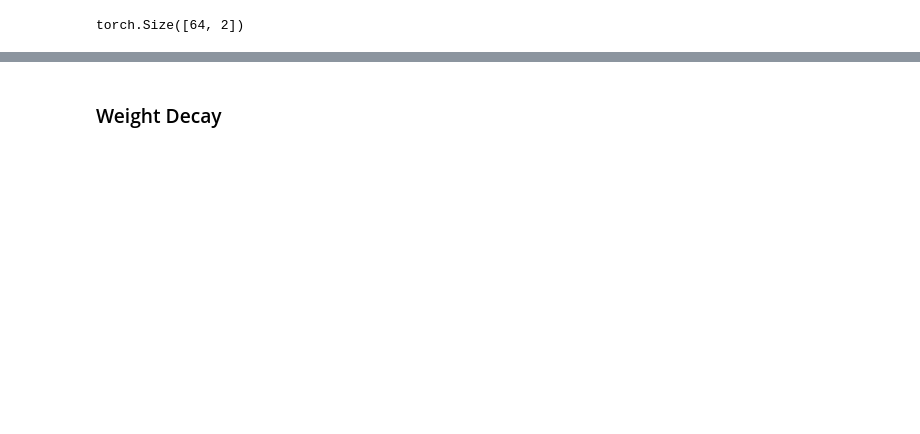
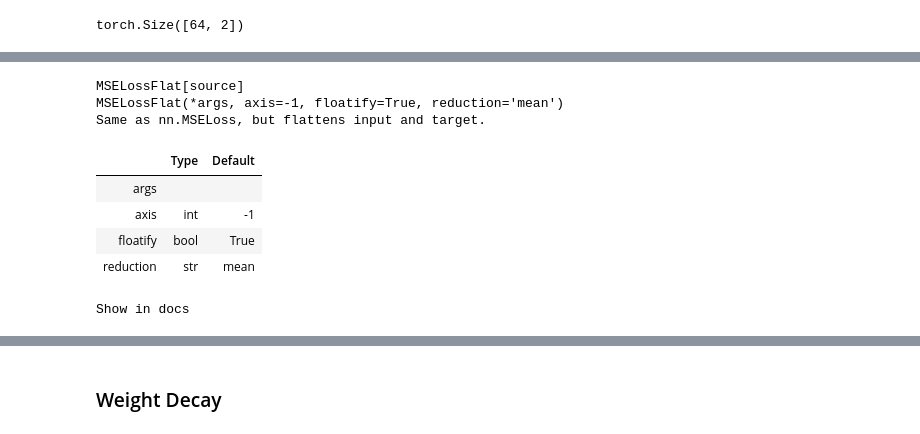
Before and after one commit to fhdbbk/fastai-1, a Jupyter notebook: 08_collab.ipynb, the cells around one changed output, grey strips where cells are left out. Saved outputs shown, nothing was run; the diff lists cells and outputs as text; code cells hidden in the pictures; blank space fills up the shorter version.

```diff
--- a/08_collab.ipynb
+++ b/08_collab.ipynb
@@ -172,3 +204,15 @@ torch.Size([64, 1])
+# %%
+doc(MSELossFlat)
+# %% [output]
+MSELossFlat[source]
+MSELossFlat(*args, axis=-1, floatify=True, reduction='mean')
+Same as nn.MSELoss, but flattens input and target.
+|  | Type | Default |
+| args |  |  |
+| axis | int | -1 |
+| floatify | bool | True |
+| reduction | str | mean |
+Show in docs
 # %%
 model = DotProduct(n_users, n_movies, 50)
 learn = Learner(dls, model, loss_func=MSELossFlat())
```
Also changed, not shown: parts of 16 cells of this notebook.
